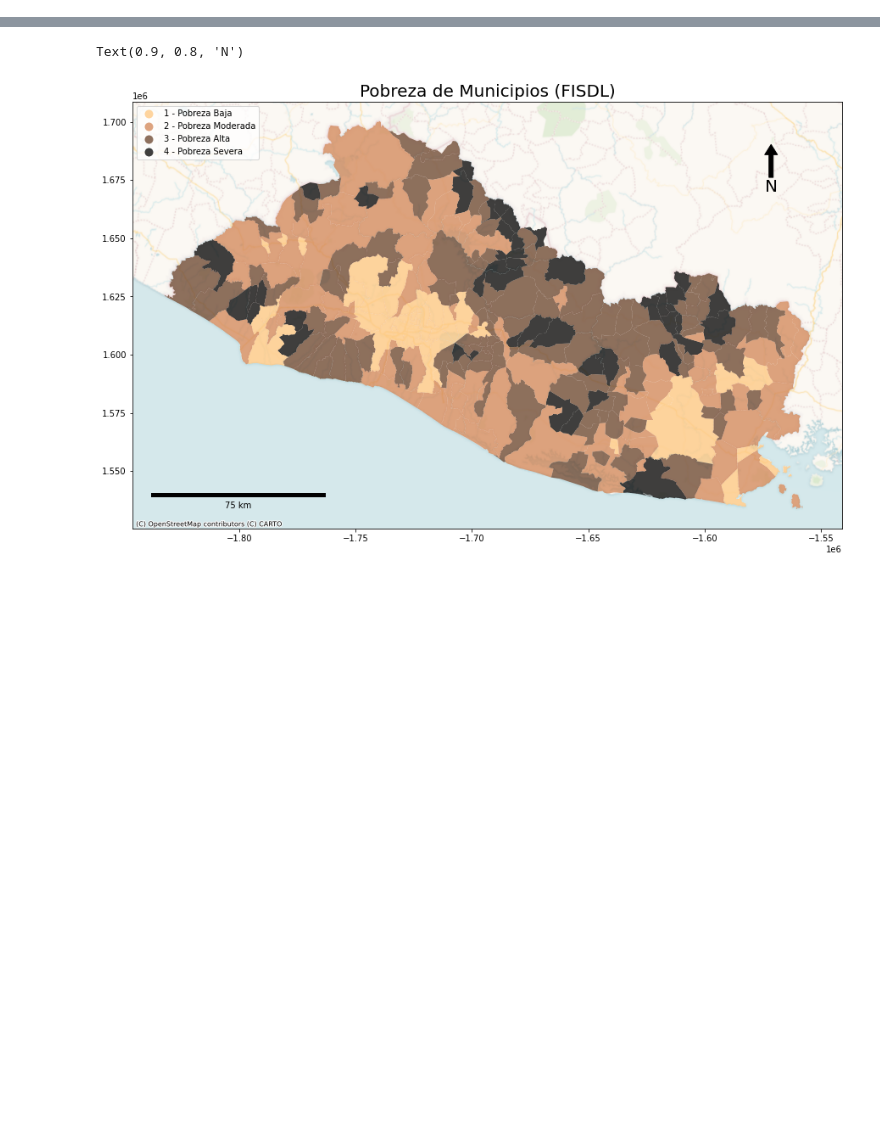
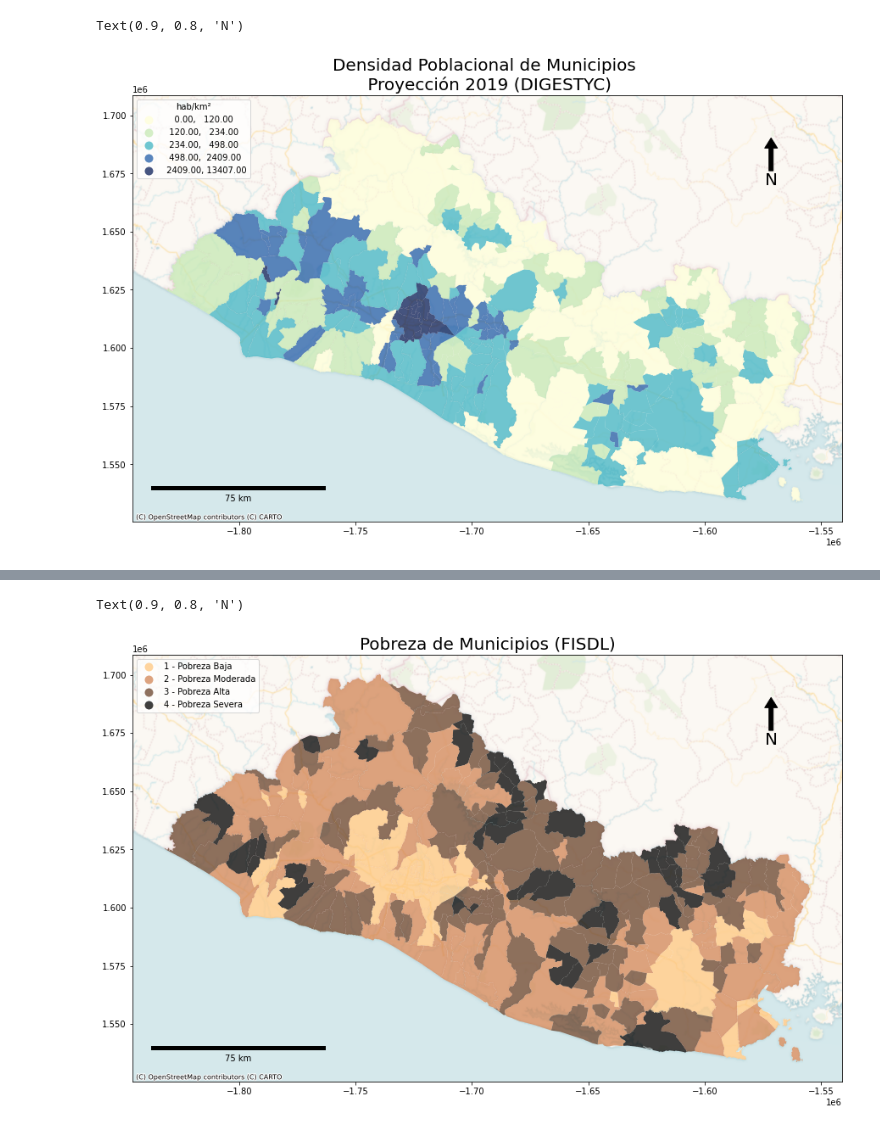
Before and after one commit to CrAvila/SIG2023, a Jupyter notebook: TP2/TP2.ipynb, the cells around one changed output, grey strips where cells are left out. Drawn from its saved outputs; the diff is of its cells as text; code cells hidden in the pictures; blank space fills up the shorter version.

```diff
--- a/TP2/TP2.ipynb
+++ b/TP2/TP2.ipynb
@@ -67,27 +53,70 @@ db["POBR_FISDL"] = db["POBR_FISDL"].replace("Pobreza Severa", "4 - Pobreza Sever
 # %%
 scalebar = ScaleBar(
         dx = 1,
         units="m",
         dimension="si-length",
         label=None,
         length_fraction=0.25,
         height_fraction=None,
         width_fraction=None,
         location="lower left",
         pad=None,
         border_pad=2,
         sep=None,
         frameon=None,
         color=None,
         box_color=None,
         box_alpha=0.0,
         scale_loc=None,
         label_loc=None,
         font_properties=None,
         label_formatter=None,
         scale_formatter=None,
         fixed_value=None,
         fixed_units=None,
         animated=False,
         rotation='horizontal',
     )
+
+# Set up figure and a single axis
+f, ax = plt.subplots(1, figsize=(15, 15))
+# Build choropleth
+db.plot(
+    column="dp_2019",
+    k=5,
+    cmap="YlGnBu",
+    scheme="JenksCaspall",
+    edgecolor="white",
+    linewidth=0.0,
+    alpha=0.75,
+    legend=True,
+    legend_kwds=dict(loc=2),
+    ax=ax,
+)
+
+
+# Add basemap
+contextily.add_basemap(
+    ax,
+    crs=db.crs,
+    source=contextily.providers.CartoDB.VoyagerNoLabels,
+)
+# Remove axes
+#ax.set_axis_off();
+ax.add_artist(scalebar)
+ax.get_legend().set_title("hab/km²")
+ax.set_title("Densidad Poblacional de Municipios \n Proyección 2019 (DIGESTYC)",
+    {'fontsize': 20,
+                'fontweight' : 80,
+                'verticalalignment': 'baseline',
+                'horizontalalignment': 'center'},
+ x=0.5)
+
+x, y, arrow_length = 0.9, 0.9, 0.1
+ax.annotate('N', xy=(x, y), xytext=(x, y-arrow_length),
+            arrowprops=dict(facecolor='black', width=5, headwidth=15),
+            ha='center', va='center', fontsize=20,
+            xycoords=ax.transAxes)
+# %% [output]
+Text(0.9, 0.8, 'N')
+[figure, added]
```
Also changed, not shown: parts of 8 cells of this notebook.
